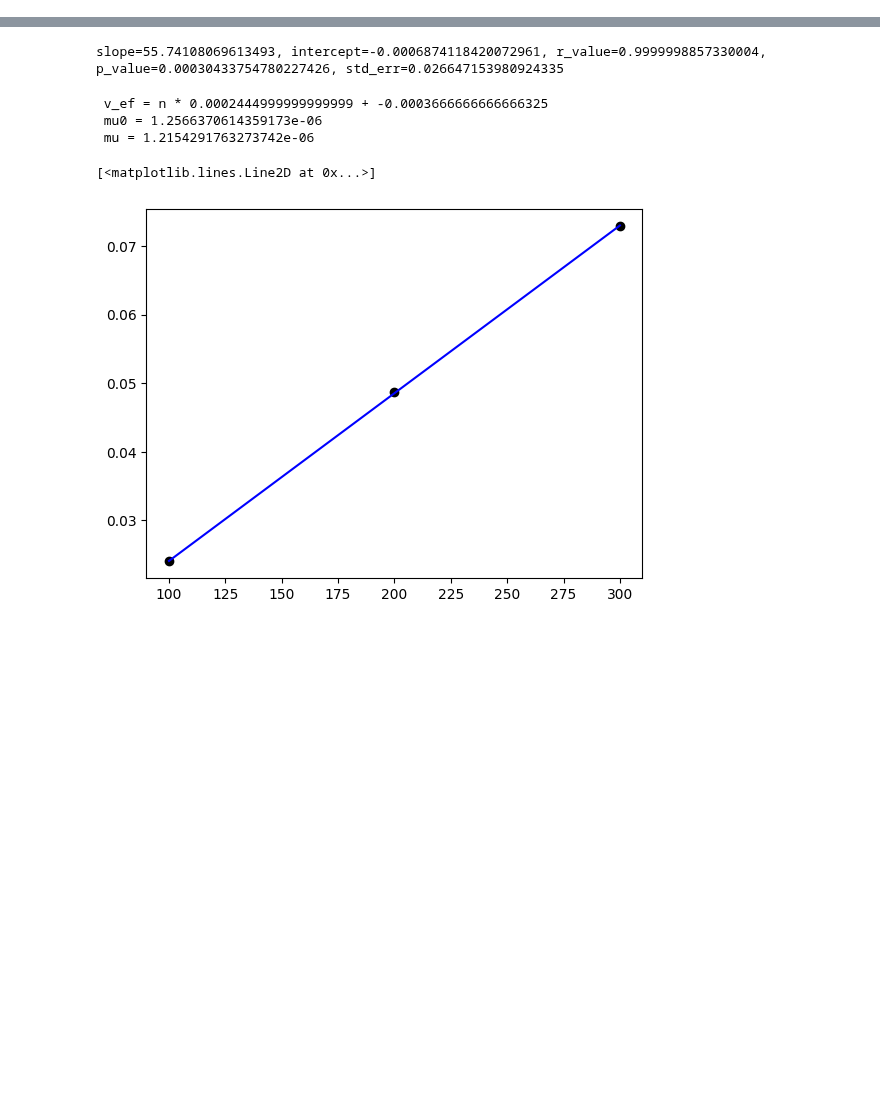
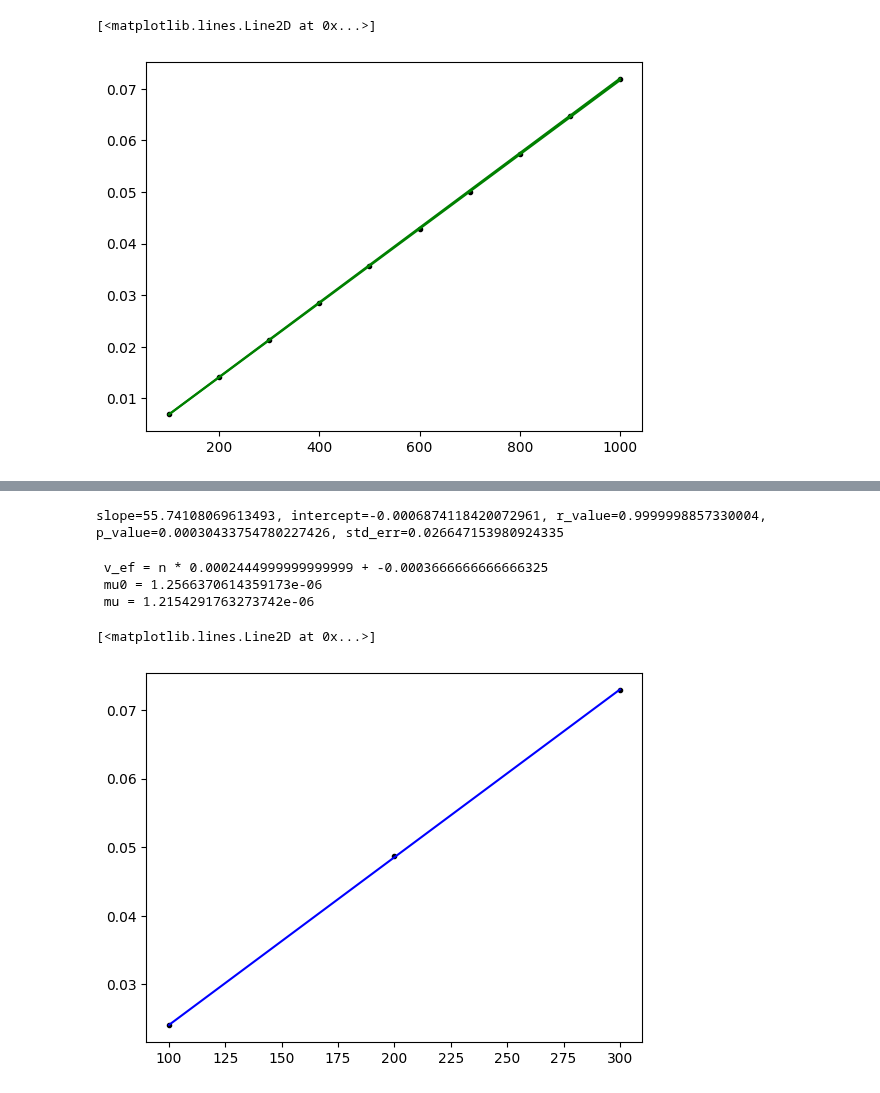
Before and after one commit to inniyah/JupyterTests, a Jupyter notebook: work/EjInduccionEM.ipynb, the cells around one changed output, grey strips where cells are left out. Cells and saved outputs as stored; diff of their text form; code cells hidden in the pictures; blank space fills up the shorter version.

```diff
--- a/work/EjInduccionEM.ipynb
+++ b/work/EjInduccionEM.ipynb
@@ -37,0 +78,9 @@ plt.plot( [ freq[0], freq[-1] ], [ a+b*freq[0], a+b*freq[-1] ], 'b-')
+# %%
+f = plt.figure()
+plt.plot(X, Y, 'k.')
+#plt.plot( X, b0 + b1 * X, 'b-')
+plt.plot( X, b0 + (b1 - t * sb1) * X, 'g-')
+plt.plot( X, b0 + (b1 + t * sb1) * X, 'g-')
+# %% [output]
+[<matplotlib.lines.Line2D at 0x...>]
+[figure, added]
```
Also changed, not shown: parts of 11 cells of this notebook.
